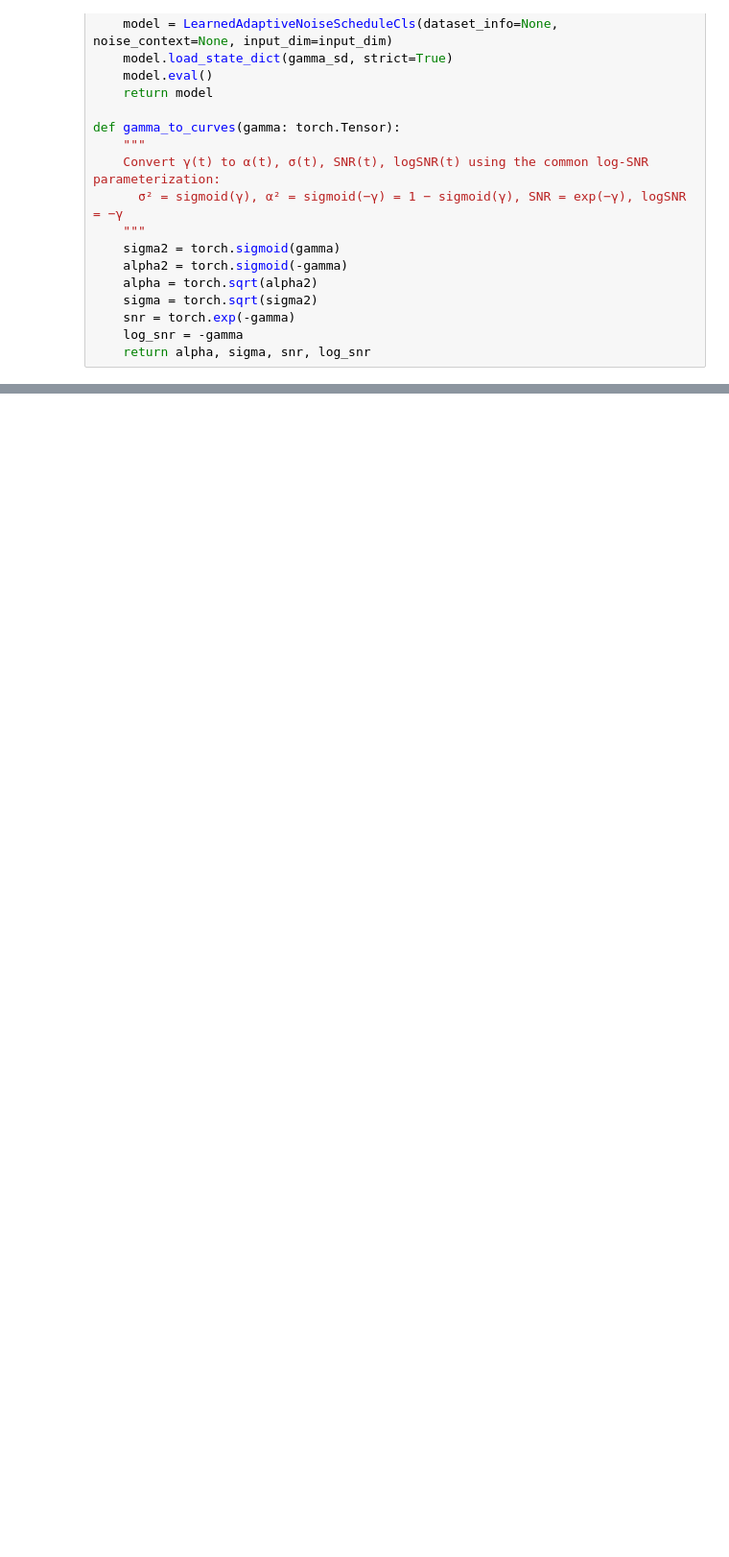
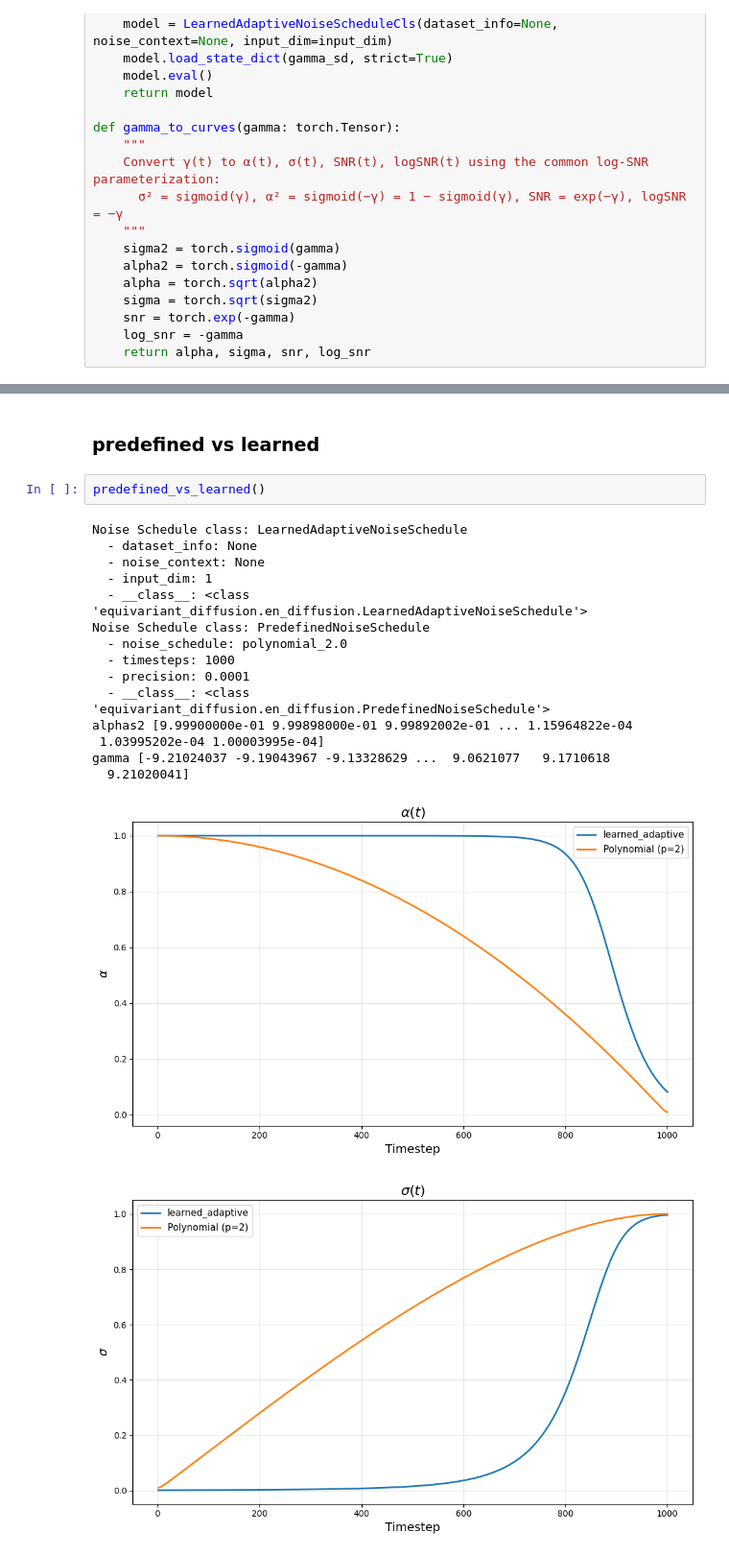
Before and after one commit to thelikhit/e3_diffusion_for_molecules, a Jupyter notebook: qm9_scheduler_graphs.ipynb, the cells around one changed output, grey strips where cells are left out. Shown: that part at 96% size. Cells and saved outputs as stored; diff of their text form; blank space fills up the shorter version.

```diff
--- a/qm9_scheduler_graphs.ipynb
+++ b/qm9_scheduler_graphs.ipynb
@@ -162,0 +331,21 @@ gamma [-9.21024037 -9.21024037 -9.21024037 ...  8.52108559  8.98791051
+# %% [markdown]
+### predefined vs learned
+# %%
+predefined_vs_learned()
+# %% [output]
+Noise Schedule class: LearnedAdaptiveNoiseSchedule
+  - dataset_info: None
+  - noise_context: None
+  - input_dim: 1
+  - __class__: <class 'equivariant_diffusion.en_diffusion.LearnedAdaptiveNoiseSchedule'>
+Noise Schedule class: PredefinedNoiseSchedule
+  - noise_schedule: polynomial_2.0
+  - timesteps: 1000
+  - precision: 0.0001
+  - __class__: <class 'equivariant_diffusion.en_diffusion.PredefinedNoiseSchedule'>
+alphas2 [9.99900000e-01 9.99898000e-01 9.99892002e-01 ... 1.15964822e-04
+ 1.03995202e-04 1.00003995e-04]
+gamma [-9.21024037 -9.19043967 -9.13328629 ...  9.0621077   9.1710618
+  9.21020041]
+[figure, added]
+[figure, added]
```
Also changed, not shown: parts of 11 cells of this notebook, 2 other files.
